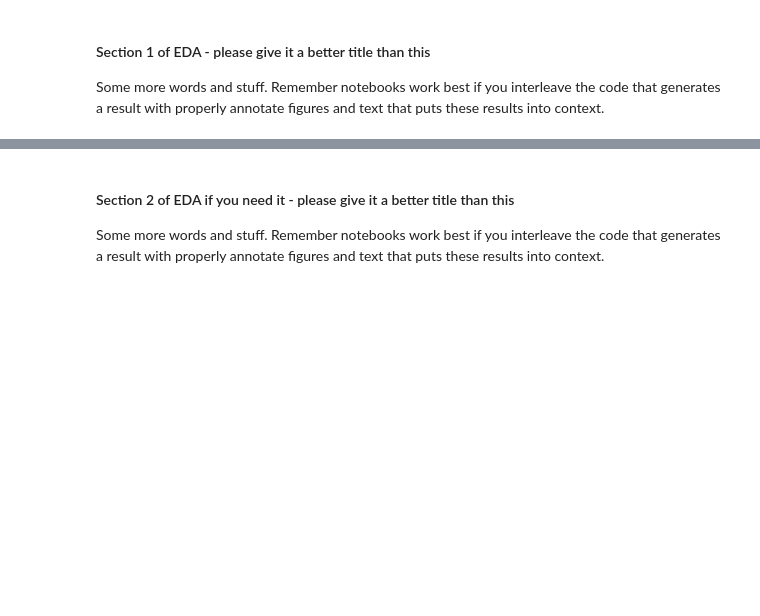
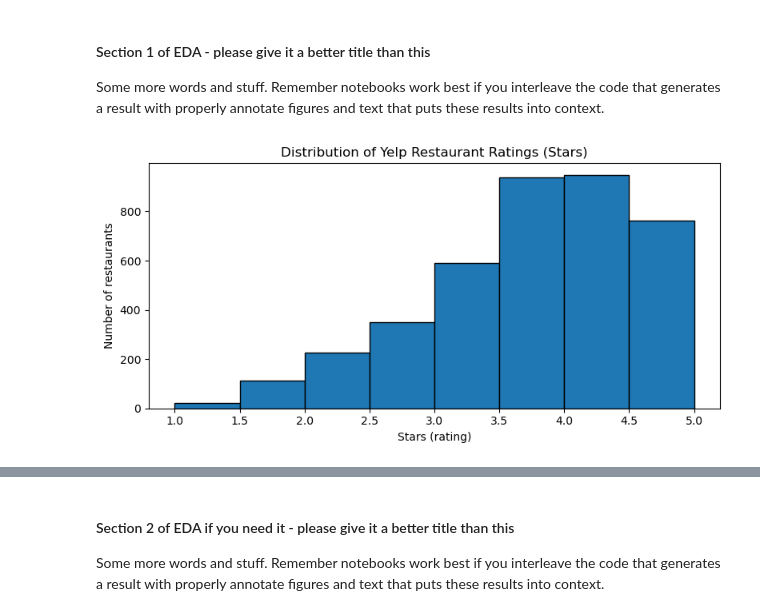
Before and after one commit to COGS108/Group009_WI26, a Jupyter notebook: 02-EDACheckpoint.ipynb, the cells around one changed output, grey strips where cells are left out. Drawn from its saved outputs; the diff is of its cells as text; code cells hidden in the pictures; blank space fills up the shorter version.

Commit message:
EDA part 1
- re-wrangling data for USA scope
- plotting star distributions
- EDA for stars vs review counts

```diff
--- a/02-EDACheckpoint.ipynb
+++ b/02-EDACheckpoint.ipynb
@@ -105,0 +218,5 @@ get_data.get_raw(datafiles,destination_directory='data/00-raw/')
+# %%
+# create yelp_df dataset from processed, filtered Yelp data
+yelp_df = pd.read_csv('data/02-processed/restaurants_clean.csv').reset_index()
+yelp_df.head()
+yelp_df.shape
@@ -105,0 +239,5 @@ get_data.get_raw(datafiles,destination_directory='data/00-raw/')
+# %%
+# remove AB observations
+usa_df = yelp_df[yelp_df['state'] != 'AB']
+yelp_df = usa_df
+yelp_df['state'].unique()
@@ -105,0 +280,8 @@ get_data.get_raw(datafiles,destination_directory='data/00-raw/')
+# %%
+# convert non-numeric values to NaN values, then drop the NaN values
+df_rs = yelp_df.copy()
+df_rs['stars'] = pd.to_numeric(df_rs['stars'], errors='coerce')
+df_rs['review_count'] = pd.to_numeric(df_rs['review_count'], errors='coerce')
+df_rs = df_rs.dropna(subset=['stars', 'review_count'])
+
+df_rs.shape # it looks like this df is the same size as our original yelp_df!
@@ -105,0 +290,4 @@ get_data.get_raw(datafiles,destination_directory='data/00-raw/')
+# %%
+yelp_df = df_rs
+# Log-transform review_count for plotting
+yelp_df['log_review_count'] = np.log1p(yelp_df['review_count'])
@@ -137,0 +353,16 @@ Some more words and stuff.  Remember notebooks work best if you interleave the c
+# %%
+plt.figure(figsize=(8, 4))
+
+# bins from 1.0 to 5.0 in 0.5-star increments
+bins = np.arange(1.0, 5.5, 0.5)
+plt.hist(yelp_df['stars'], bins=bins, edgecolor='black')
+
+plt.xlabel('Stars (rating)')
+plt.ylabel('Number of restaurants')
+plt.title('Distribution of Yelp Restaurant Ratings (Stars)')
+plt.xticks(np.arange(1.0, 5.5, 0.5))
+
+plt.tight_layout()
+plt.show()
+# %% [output]
+[figure, added]
```
Also changed, not shown: parts of 30 cells of this notebook.
